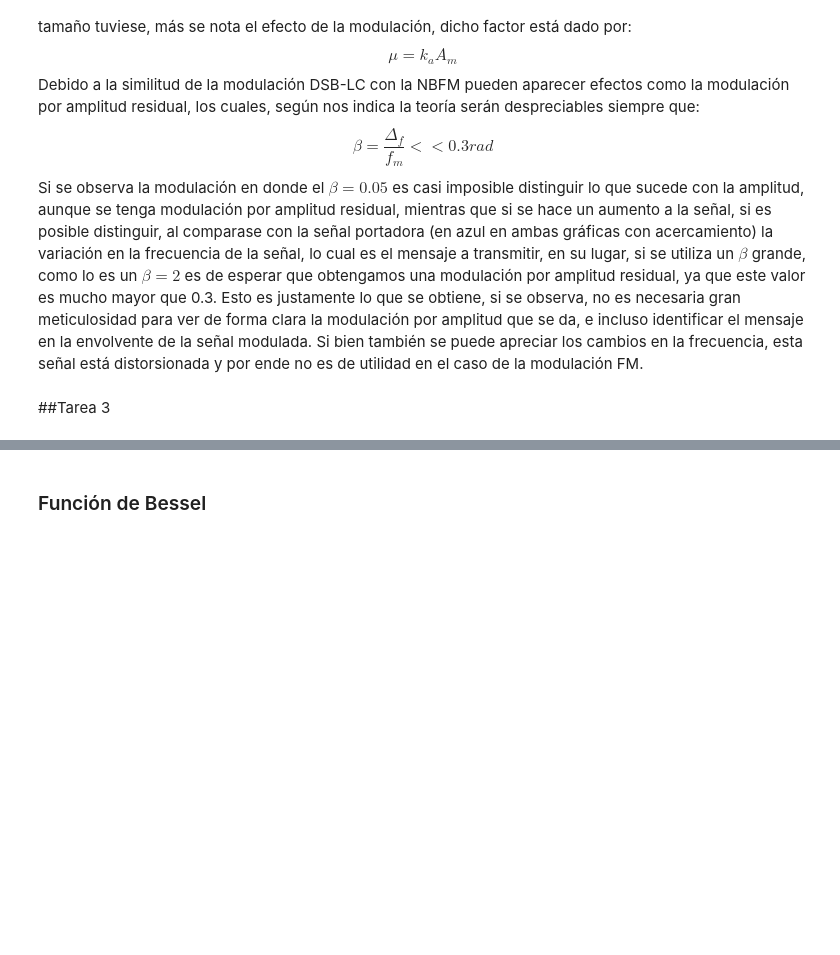
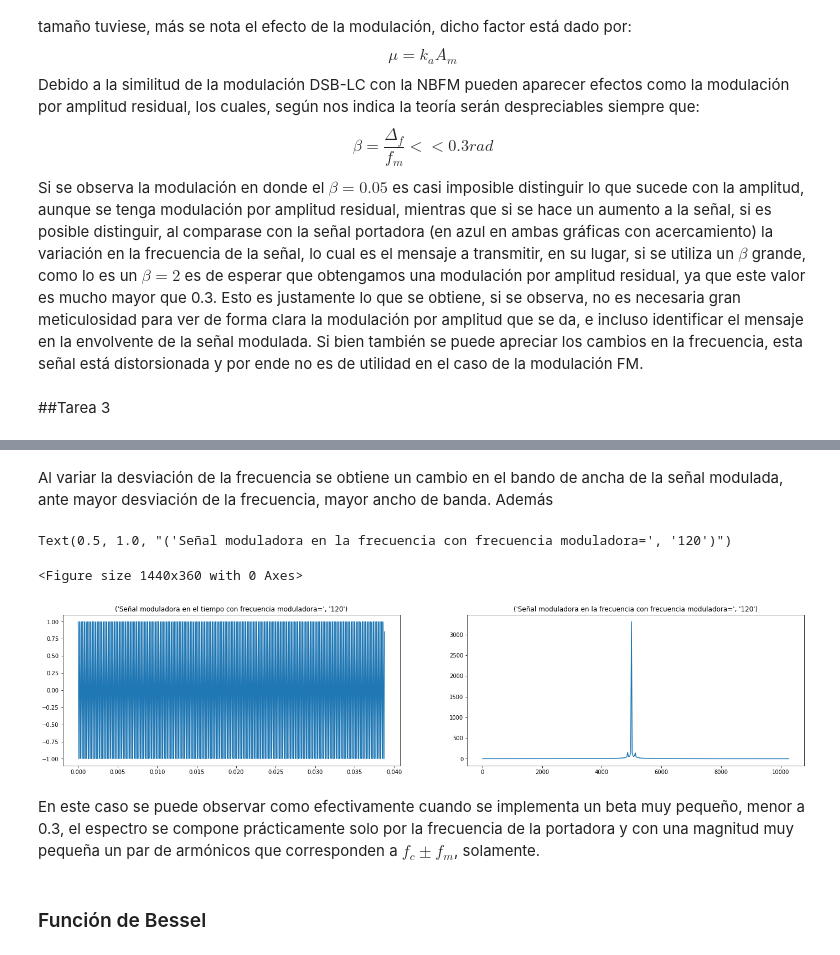
Before and after one commit to Juanpa06/Teoria-de-comunicacion-y-procesamiento-de-senales, a Jupyter notebook: Lab_Proyecto_3.ipynb, the cells around one changed output, grey strips where cells are left out. Saved outputs shown, nothing was run; the diff lists cells and outputs as text; code cells hidden in the pictures; blank space fills up the shorter version.

```diff
--- a/Lab_Proyecto_3.ipynb
+++ b/Lab_Proyecto_3.ipynb
@@ -364,3 +451,29 @@ plt.show()
+# %% [markdown]
+Al variar la desviación de la frecuencia se obtiene un cambio en el bando de ancha de la señal modulada, ante mayor desviación de la frecuencia, mayor ancho de banda. Además
+# %%
+#-------------------------------------------------------------EJERCICIO 4-------------------------------------------------------------------------
+#Finalmente se implementa un beta pequeno, de 0.1, por lo que la modulacion FM se vuelve de banda angosta
+
+beta=0.1
+s_fm=np.cos(2*np.pi*f_c*x+beta*np.sin(2*np.pi*f_m*x))
+f_fm_FFT,n2_fm,s_fm_FFT=transfourier_mod(s_fm,800)
+
+fig = plt.figure()                                                              #Todo el código que procede en esta función es el ploteo de las señales ya obtenidas
+fig.set_figwidth(20)
+fig.set_figheight(5)
+figure, axis = plt.subplots(1, 2,figsize=(24,5))
+axis[0].plot(x, s_fm)
+title1="Señal moduladora en el tiempo con frecuencia moduladora=",str(f_m)
+axis[0].set_title(title1)
+axis[1].plot(f_fm_FFT,s_fm_FFT)
+title2="Señal moduladora en la frecuencia con frecuencia moduladora=",str(f_m)
+axis[1].set_title(title2)
+# %% [output]
+Text(0.5, 1.0, "('Señal moduladora en la frecuencia con frecuencia moduladora=', '120')")
+<Figure size 1440x360 with 0 Axes>
+[figure, added]
+# %% [markdown]
+En este caso se puede observar como efectivamente cuando se implementa un beta muy pequeño, menor a 0.3, el espectro se compone prácticamente solo por la frecuencia de la portadora y con una magnitud muy pequeña un par de armónicos que corresponden a $f_c \pm f_m$, solamente.
 # %% [markdown]
 ### Función de Bessel
 # %%
```
Also changed, not shown: parts of 3 cells of this notebook.
